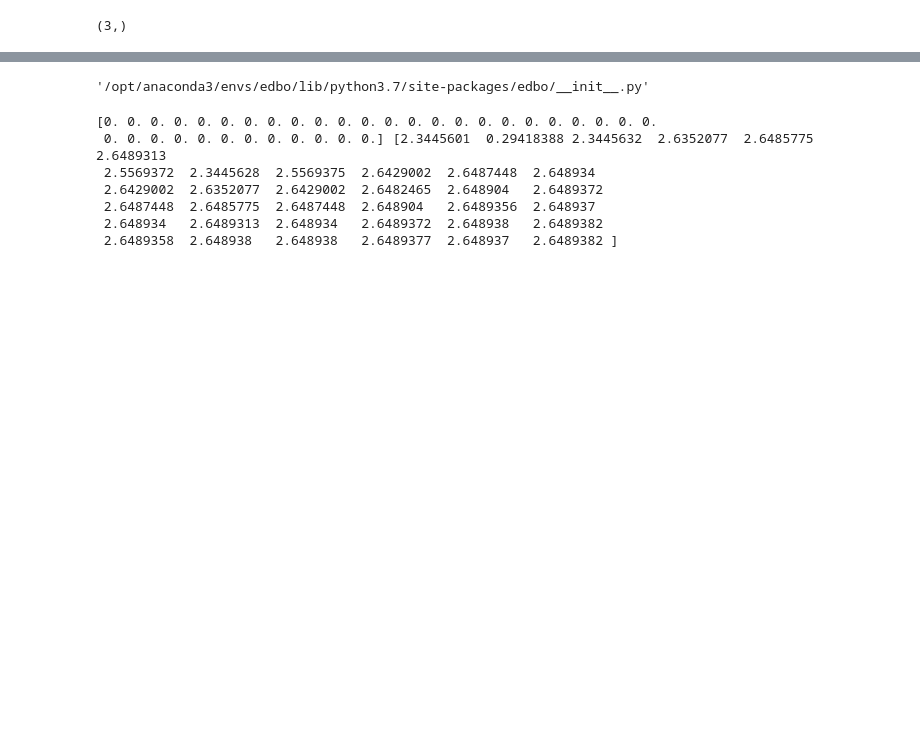
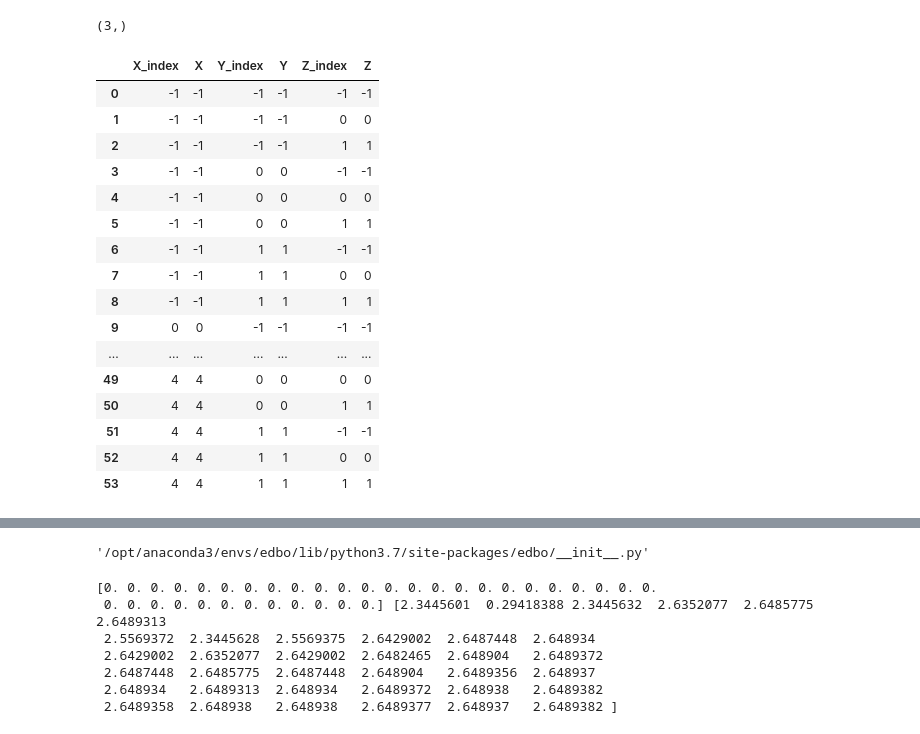
Before and after one commit to jiayu423/edbo_GN, a Jupyter notebook: edbo test/express_test.ipynb, the cells around one changed output, grey strips where cells are left out. Cells and saved outputs as stored; diff of their text form; code cells hidden in the pictures; blank space fills up the shorter version.

```diff
--- a/edbo test/express_test.ipynb
+++ b/edbo test/express_test.ipynb
@@ -39,7 +156,7 @@ def plot(bo):
 def f(X):
     return -np.sin(3*X) - X**2 + 0.7*X
 
-x = np.arange(-1, 2, 1)
+x = np.arange(-1, 5, 1)
 y = np.arange(-1, 2, 1)
 z = np.arange(-1, 2, 1)
 # y = f(x)
@@ -64,6 +181,26 @@ bo = edbo.BO_express(reaction_components=X,
                 init_method='rand',
                 acquisition_function='EI',
                 target='f(x)')
+# %%
+bo.reaction.base_data
+# %% [output]
+|  | X_index | X | Y_index | Y | Z_index | Z |
+| 0 | -1 | -1 | -1 | -1 | -1 | -1 |
+| 1 | -1 | -1 | -1 | -1 | 0 | 0 |
+| 2 | -1 | -1 | -1 | -1 | 1 | 1 |
+| 3 | -1 | -1 | 0 | 0 | -1 | -1 |
+| 4 | -1 | -1 | 0 | 0 | 0 | 0 |
+| 5 | -1 | -1 | 0 | 0 | 1 | 1 |
+| 6 | -1 | -1 | 1 | 1 | -1 | -1 |
+| 7 | -1 | -1 | 1 | 1 | 0 | 0 |
+| 8 | -1 | -1 | 1 | 1 | 1 | 1 |
+| 9 | 0 | 0 | -1 | -1 | -1 | -1 |
+| ... | ... | ... | ... | ... | ... | ... |
+| 49 | 4 | 4 | 0 | 0 | 0 | 0 |
+| 50 | 4 | 4 | 0 | 0 | 1 | 1 |
+| 51 | 4 | 4 | 1 | 1 | -1 | -1 |
+| 52 | 4 | 4 | 1 | 1 | 0 | 0 |
+| 53 | 4 | 4 | 1 | 1 | 1 | 1 |
 # %%
 bo.obj.domain
 # %% [output]
```
Also changed, not shown: parts of 11 cells of this notebook, 3 other files.
